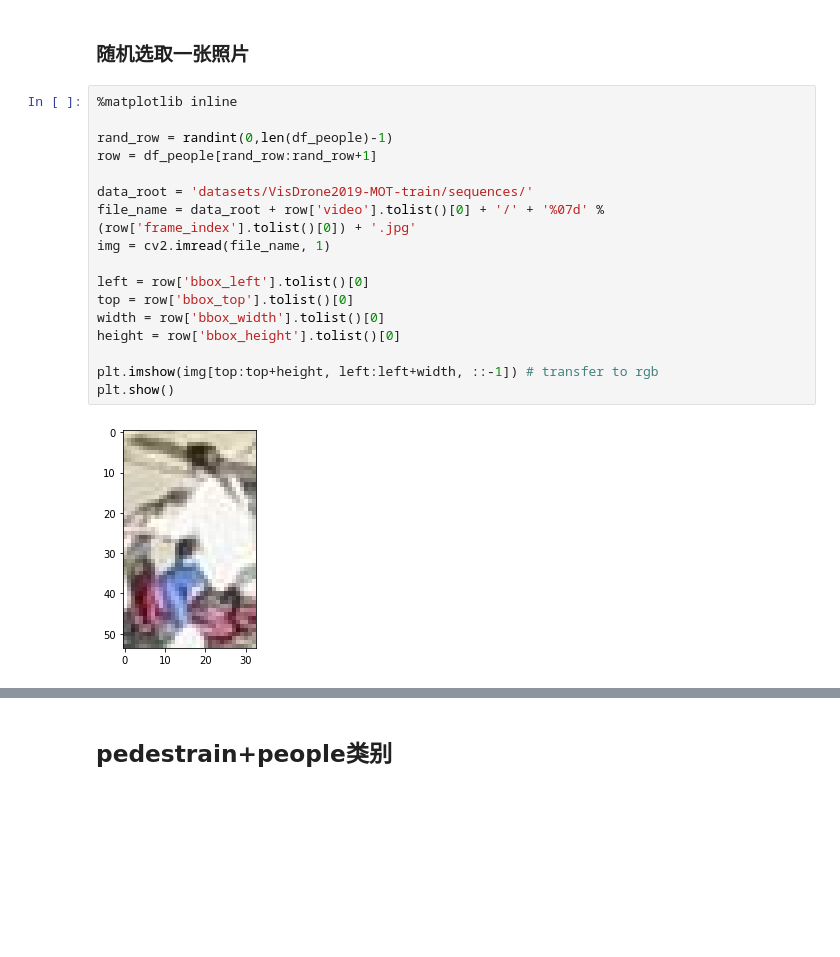
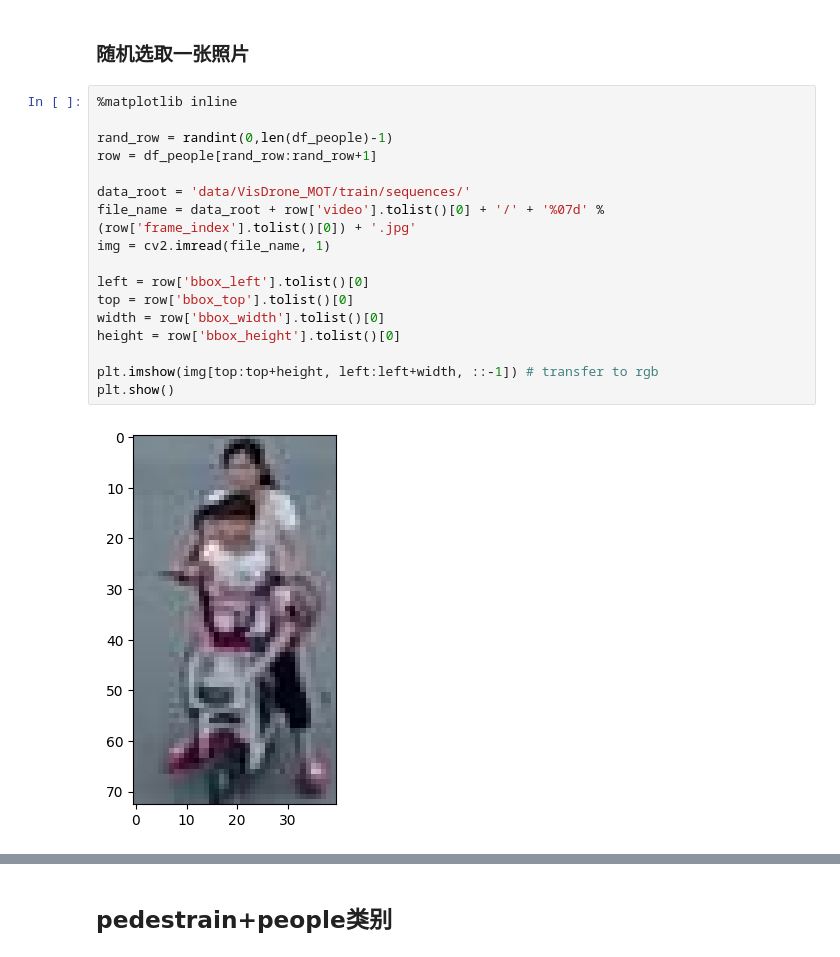
Before and after one commit to liuxr98/mmtracking, a Jupyter notebook: data-analysis.ipynb, the cells around one changed output, grey strips where cells are left out. Saved outputs shown, nothing was run; the diff lists cells and outputs as text; blank space fills up the shorter version.

Commit message:
20221207-centernet-train&val

```diff
--- a/data-analysis.ipynb
+++ b/data-analysis.ipynb
@@ -248,19 +405,19 @@ df_people_area.hist(bins=200)
 # %%
 %matplotlib inline
 
 rand_row = randint(0,len(df_people)-1)
 row = df_people[rand_row:rand_row+1]
 
-data_root = 'datasets/VisDrone2019-MOT-train/sequences/'
+data_root = 'data/VisDrone_MOT/train/sequences/'
 file_name = data_root + row['video'].tolist()[0] + '/' + '%07d' % (row['frame_index'].tolist()[0]) + '.jpg'
 img = cv2.imread(file_name, 1)
 
 left = row['bbox_left'].tolist()[0]
 top = row['bbox_top'].tolist()[0]
 width = row['bbox_width'].tolist()[0]
 height = row['bbox_height'].tolist()[0]
 
 plt.imshow(img[top:top+height, left:left+width, ::-1]) # transfer to rgb
 plt.show()
 # %% [output]
-[figure, old version]
+[figure, new version]
```
Also changed, not shown: parts of 44 cells of this notebook, 15 other files.
